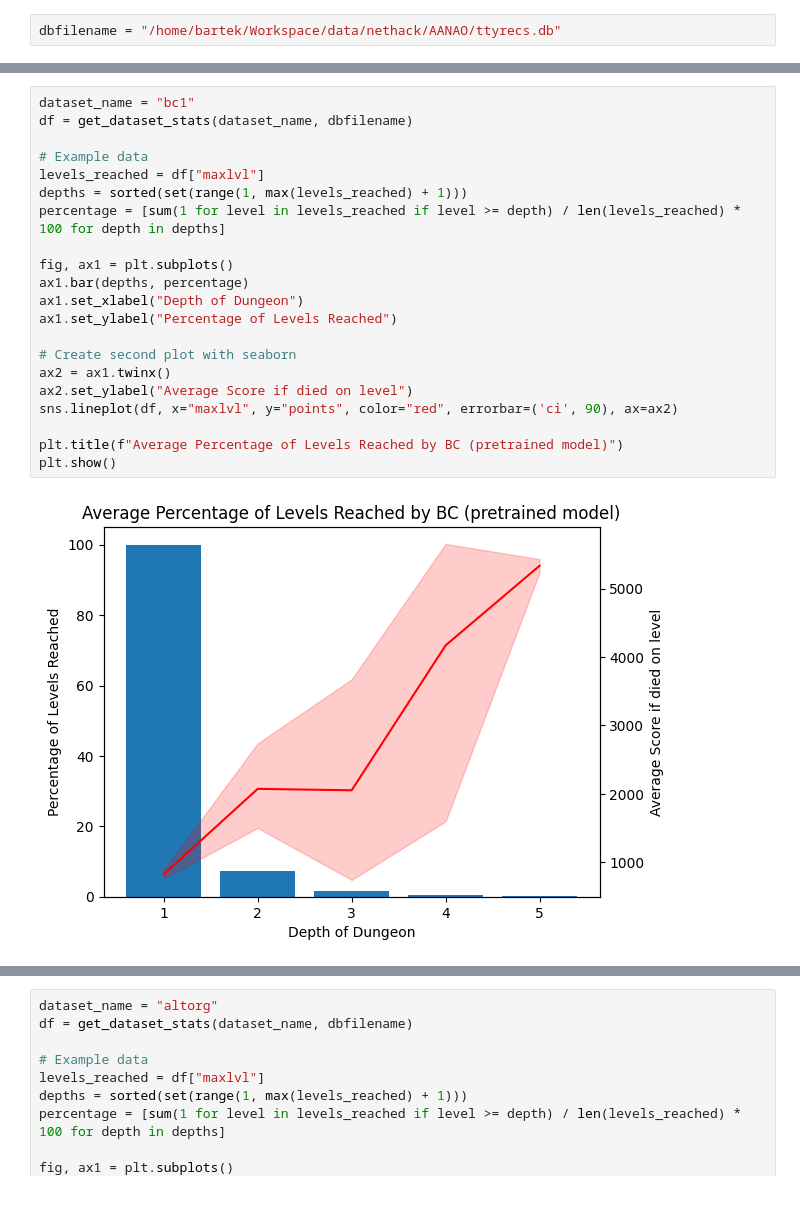
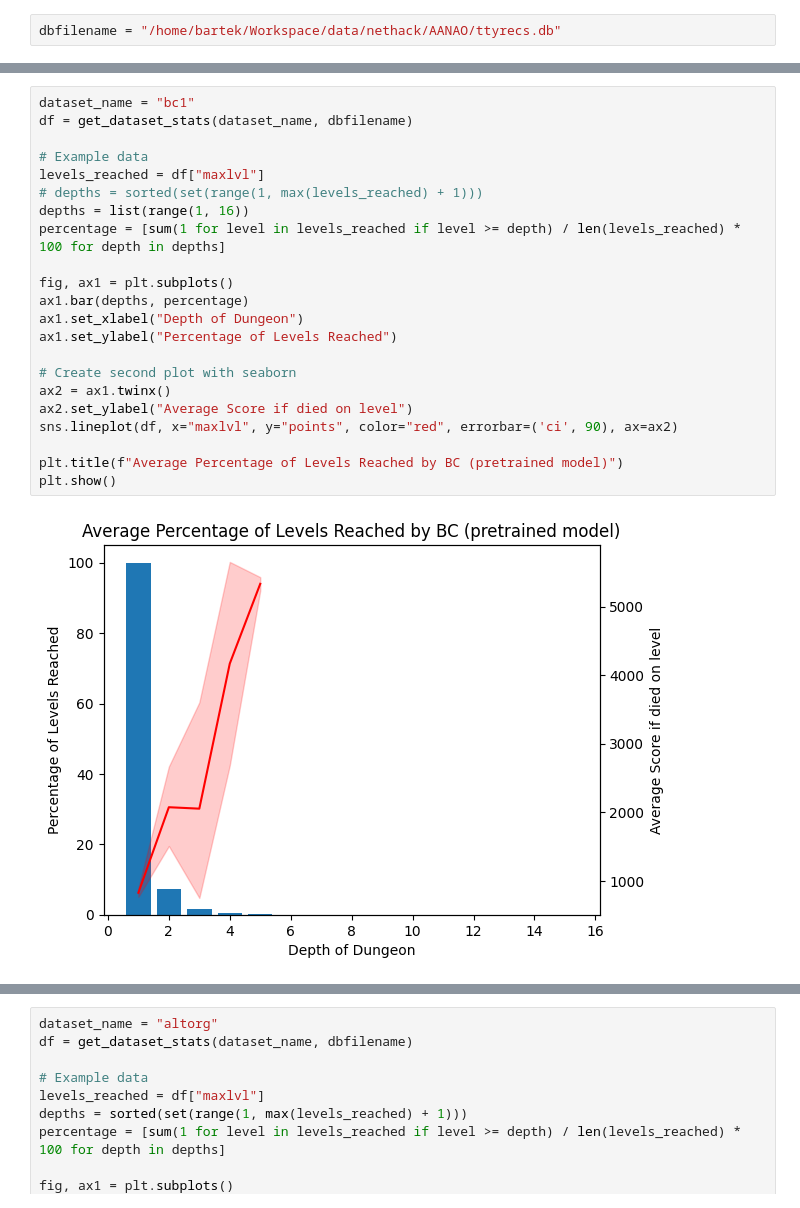
Before and after one commit to BartekCupial/dungeonsdata-neurips2022, a Jupyter notebook: experiment_code/notebooks/dataset_analysis.ipynb, the cells around one changed output, grey strips where cells are left out. Cells and saved outputs as stored; diff of their text form.

Commit message:
update figures for dataset analysis

```diff
--- a/experiment_code/notebooks/dataset_analysis.ipynb
+++ b/experiment_code/notebooks/dataset_analysis.ipynb
@@ -47,26 +48,27 @@ plt.show()
 # %%
 dataset_name = "bc1"
 df = get_dataset_stats(dataset_name, dbfilename)
 
 # Example data
 levels_reached = df["maxlvl"]
-depths = sorted(set(range(1, max(levels_reached) + 1)))
+# depths = sorted(set(range(1, max(levels_reached) + 1)))
+depths = list(range(1, 16))
 percentage = [sum(1 for level in levels_reached if level >= depth) / len(levels_reached) * 100 for depth in depths]
 
 fig, ax1 = plt.subplots()
 ax1.bar(depths, percentage)
 ax1.set_xlabel("Depth of Dungeon")
 ax1.set_ylabel("Percentage of Levels Reached")
 
 # Create second plot with seaborn
 ax2 = ax1.twinx()
 ax2.set_ylabel("Average Score if died on level")
 sns.lineplot(df, x="maxlvl", y="points", color="red", errorbar=('ci', 90), ax=ax2)
 
 plt.title(f"Average Percentage of Levels Reached by BC (pretrained model)")
 plt.show()
 # %% [output]
-[figure, old version]
+[figure, new version]
 # %%
 dataset_name = "appo"
 df = get_dataset_stats(dataset_name, dbfilename)
```
Also changed, not shown: parts of 8 cells of this notebook.
